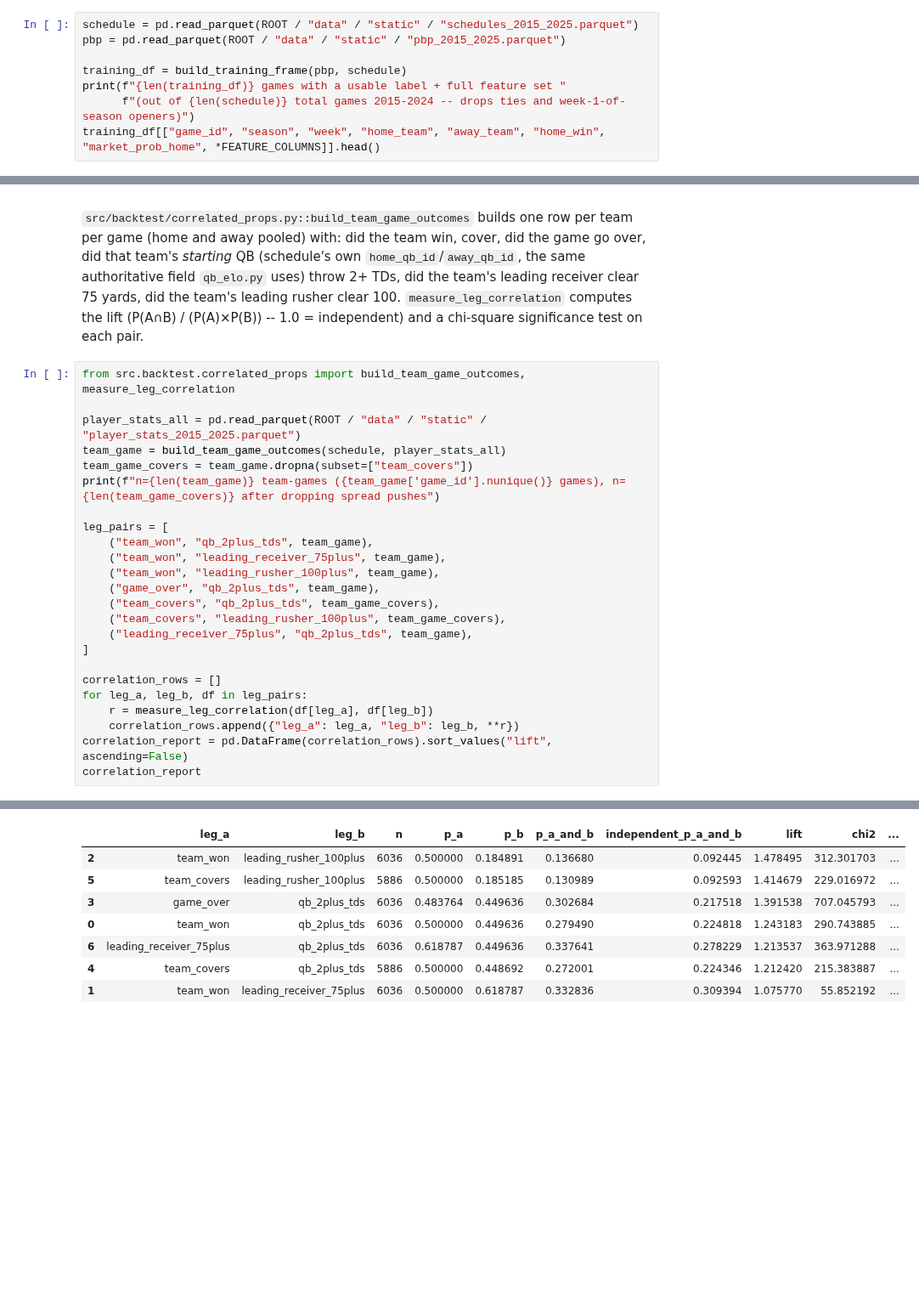
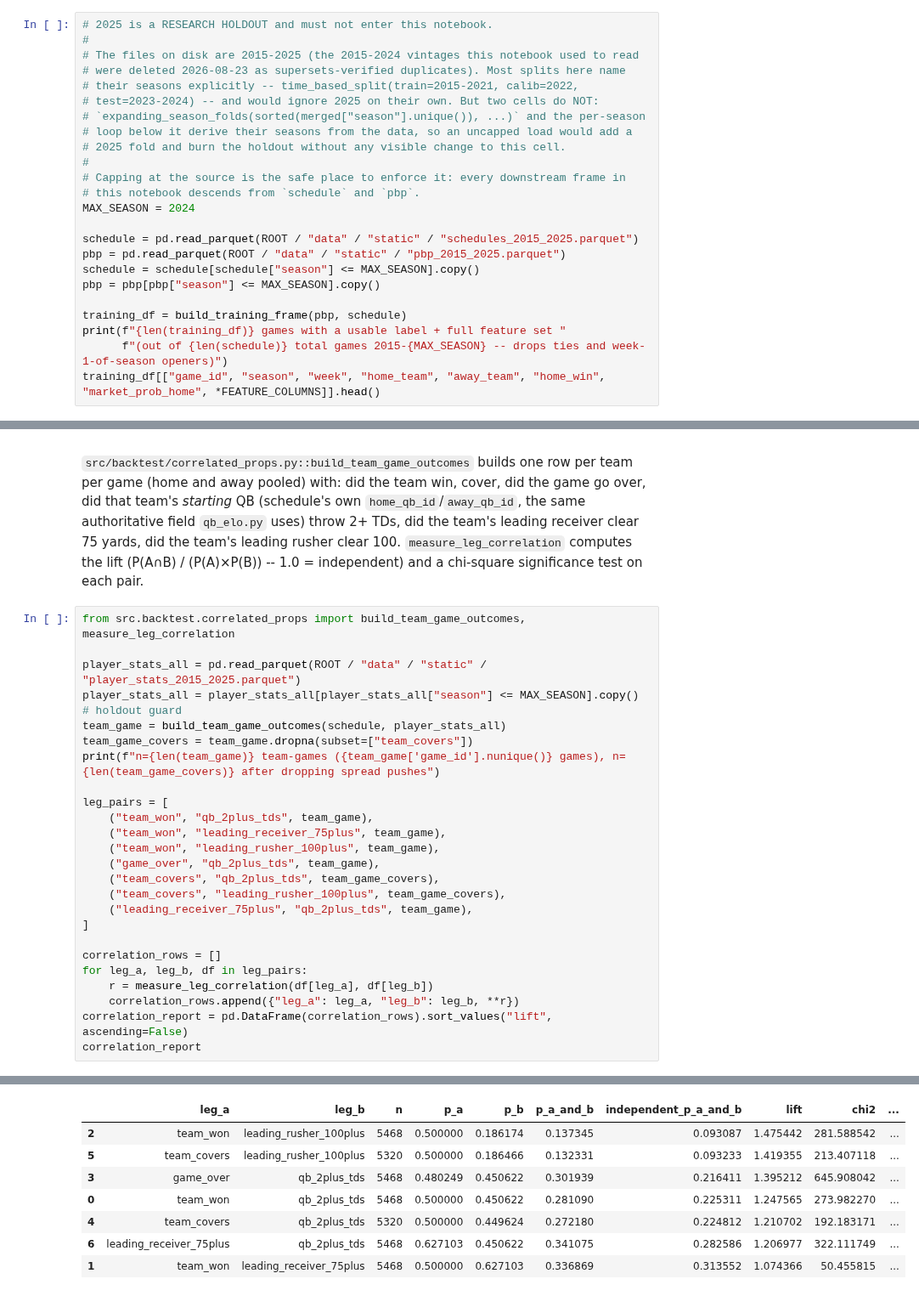
Before and after one commit to rahulr-1006/nfl_2026, a Jupyter notebook: notebooks/model_backtest_results.ipynb, the cells around one changed output, grey strips where cells are left out. Shown at 85% size. Drawn from its saved outputs; the diff is of its cells as text; blank space fills up the shorter version.

```diff
--- a/notebooks/model_backtest_results.ipynb
+++ b/notebooks/model_backtest_results.ipynb
@@ -53,9 +58,25 @@ leakage regression test).
 # %%
+# 2025 is a RESEARCH HOLDOUT and must not enter this notebook.
+#
+# The files on disk are 2015-2025 (the 2015-2024 vintages this notebook used to read
+# were deleted 2026-08-23 as supersets-verified duplicates). Most splits here name
+# their seasons explicitly -- time_based_split(train=2015-2021, calib=2022,
+# test=2023-2024) -- and would ignore 2025 on their own. But two cells do NOT:
+# `expanding_season_folds(sorted(merged["season"].unique()), ...)` and the per-season
+# loop below it derive their seasons from the data, so an uncapped load would add a
+# 2025 fold and burn the holdout without any visible change to this cell.
+#
+# Capping at the source is the safe place to enforce it: every downstream frame in
+# this notebook descends from `schedule` and `pbp`.
+MAX_SEASON = 2024
+
 schedule = pd.read_parquet(ROOT / "data" / "static" / "schedules_2015_2025.parquet")
 pbp = pd.read_parquet(ROOT / "data" / "static" / "pbp_2015_2025.parquet")
+schedule = schedule[schedule["season"] <= MAX_SEASON].copy()
+pbp = pbp[pbp["season"] <= MAX_SEASON].copy()
 
 training_df = build_training_frame(pbp, schedule)
 print(f"{len(training_df)} games with a usable label + full feature set "
-      f"(out of {len(schedule)} total games 2015-2024 -- drops ties and week-1-of-season openers)")
+      f"(out of {len(schedule)} total games 2015-{MAX_SEASON} -- drops ties and week-1-of-season openers)")
 training_df[["game_id", "season", "week", "home_team", "away_team", "home_win", "market_prob_home", *FEATURE_COLUMNS]].head()
 # %% [output]
@@ -1487,6 +1436,7 @@ significance test on each pair.
 from src.backtest.correlated_props import build_team_game_outcomes, measure_leg_correlation
 
 player_stats_all = pd.read_parquet(ROOT / "data" / "static" / "player_stats_2015_2025.parquet")
+player_stats_all = player_stats_all[player_stats_all["season"] <= MAX_SEASON].copy()  # holdout guard
 team_game = build_team_game_outcomes(schedule, player_stats_all)
 team_game_covers = team_game.dropna(subset=["team_covers"])
 print(f"n={len(team_game)} team-games ({team_game['game_id'].nunique()} games), n={len(team_game_covers)} after dropping spread pushes")
@@ -1512,11 +1462,11 @@ n=6036 team-games (3018 games), n=5886 after dropping spread pushes
 |  | leg_a | leg_b | n | p_a | p_b | p_a_and_b | independent_p_a_and_b | lift | chi2 | ... |
-| 2 | team_won | leading_rusher_100plus | 6036 | 0.500000 | 0.184891 | 0.136680 | 0.092445 | 1.478495 | 312.301703 | ... |
-| 5 | team_covers | leading_rusher_100plus | 5886 | 0.500000 | 0.185185 | 0.130989 | 0.092593 | 1.414679 | 229.016972 | ... |
-| 3 | game_over | qb_2plus_tds | 6036 | 0.483764 | 0.449636 | 0.302684 | 0.217518 | 1.391538 | 707.045793 | ... |
-| 0 | team_won | qb_2plus_tds | 6036 | 0.500000 | 0.449636 | 0.279490 | 0.224818 | 1.243183 | 290.743885 | ... |
-| 6 | leading_receiver_75plus | qb_2plus_tds | 6036 | 0.618787 | 0.449636 | 0.337641 | 0.278229 | 1.213537 | 363.971288 | ... |
-| 4 | team_covers | qb_2plus_tds | 5886 | 0.500000 | 0.448692 | 0.272001 | 0.224346 | 1.212420 | 215.383887 | ... |
-| 1 | team_won | leading_receiver_75plus | 6036 | 0.500000 | 0.618787 | 0.332836 | 0.309394 | 1.075770 | 55.852192 | ... |
+| 2 | team_won | leading_rusher_100plus | 5468 | 0.500000 | 0.186174 | 0.137345 | 0.093087 | 1.475442 | 281.588542 | ... |
+| 5 | team_covers | leading_rusher_100plus | 5320 | 0.500000 | 0.186466 | 0.132331 | 0.093233 | 1.419355 | 213.407118 | ... |
+| 3 | game_over | qb_2plus_tds | 5468 | 0.480249 | 0.450622 | 0.301939 | 0.216411 | 1.395212 | 645.908042 | ... |
+| 0 | team_won | qb_2plus_tds | 5468 | 0.500000 | 0.450622 | 0.281090 | 0.225311 | 1.247565 | 273.982270 | ... |
+| 4 | team_covers | qb_2plus_tds | 5320 | 0.500000 | 0.449624 | 0.272180 | 0.224812 | 1.210702 | 192.183171 | ... |
+| 6 | leading_receiver_75plus | qb_2plus_tds | 5468 | 0.627103 | 0.450622 | 0.341075 | 0.282586 | 1.206977 | 322.111749 | ... |
+| 1 | team_won | leading_receiver_75plus | 5468 | 0.500000 | 0.627103 | 0.336869 | 0.313552 | 1.074366 | 50.455815 | ... |
 # %% [markdown]
 **Every single pair tested is significantly positively correlated -- lift ranges
 1.07 to 1.48, p-values from 1e-12 to 1e-142.** Strongest: `team_won x
```
Also changed, not shown: parts of 47 cells of this notebook, 31 other files.
